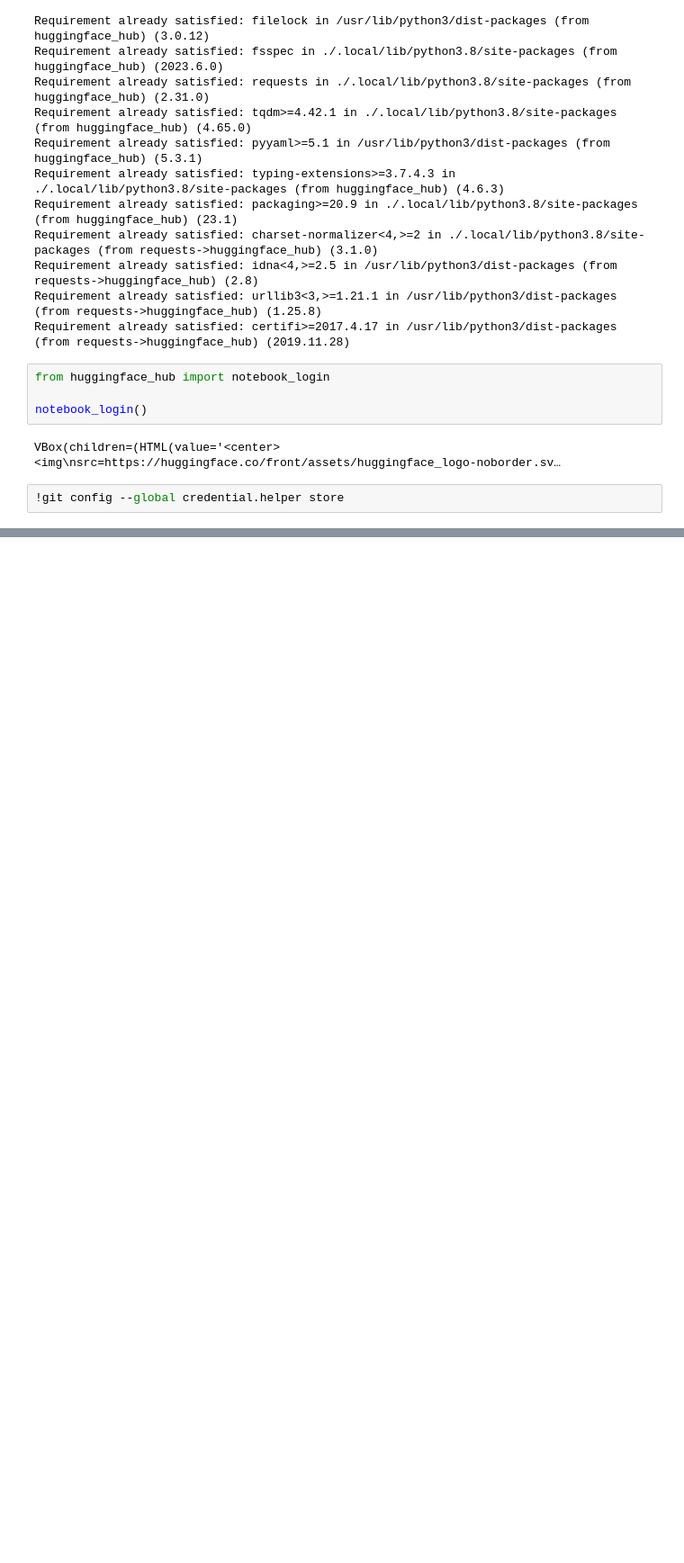
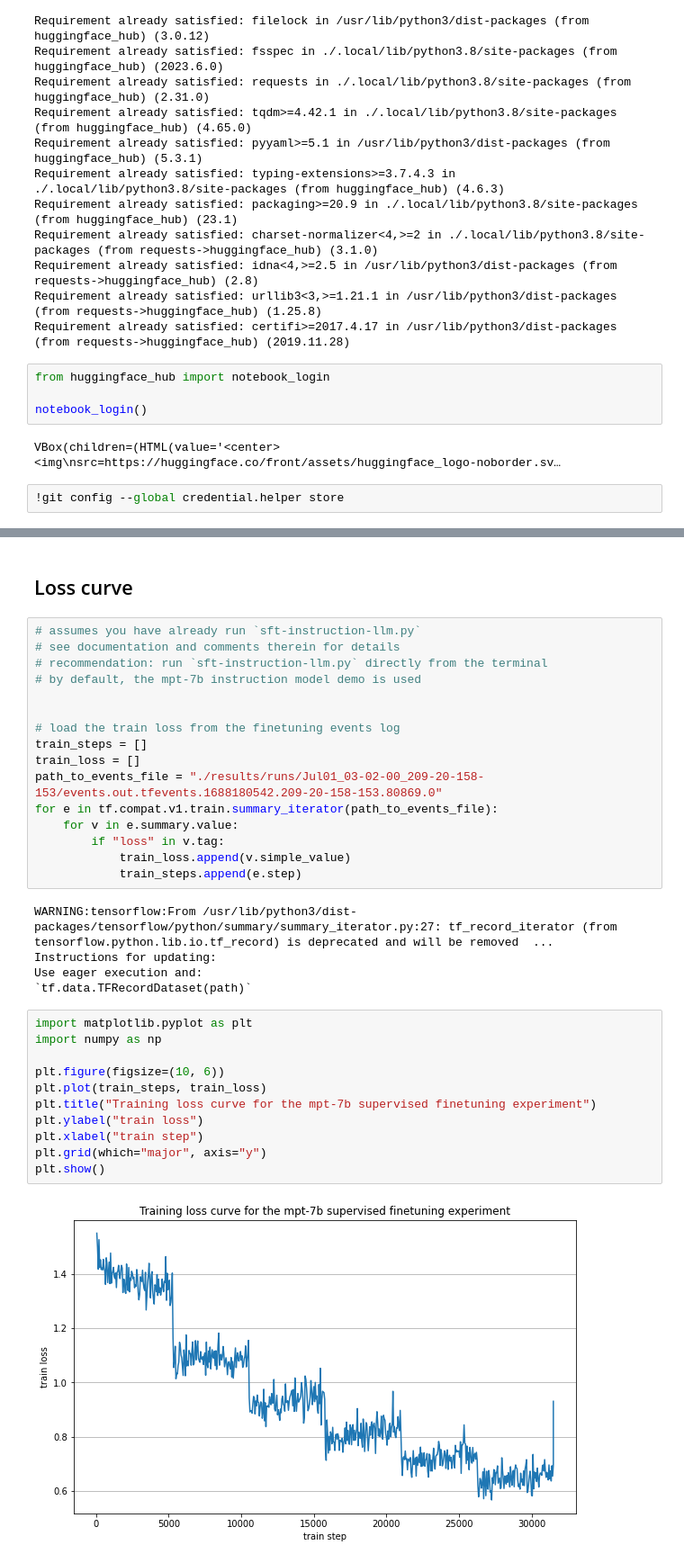
Before and after one commit to daniel-furman/sft-demos, a Jupyter notebook: sft/mpt-7b/postprocessing-instruction-mpt-7b.ipynb, the cells around one changed output, grey strips where cells are left out. Shown: that part at 90% size. Drawn from its saved outputs; the diff is of its cells as text; blank space fills up the shorter version.

```diff
--- a/sft/mpt-7b/postprocessing-instruction-mpt-7b.ipynb
+++ b/sft/mpt-7b/postprocessing-instruction-mpt-7b.ipynb
@@ -310,0 +350,36 @@ CommitInfo(commit_url='https://huggingface.co/dfurman/mpt-7b-instruct-reproducti
+# %% [markdown]
+## Loss curve
+# %%
+# assumes you have already run `sft-instruction-llm.py`
+# see documentation and comments therein for details
+# recommendation: run `sft-instruction-llm.py` directly from the terminal
+# by default, the mpt-7b instruction model demo is used
+
+
+# load the train loss from the finetuning events log
+train_steps = []
+train_loss = []
+path_to_events_file = "./results/runs/Jul01_03-02-00_209-20-158-153/events.out.tfevents.1688180542.209-20-158-153.80869.0"
+for e in tf.compat.v1.train.summary_iterator(path_to_events_file):
+    for v in e.summary.value:
+        if "loss" in v.tag:
+            train_loss.append(v.simple_value)
+            train_steps.append(e.step)
+# %% [output]
+WARNING:tensorflow:From /usr/lib/python3/dist-packages/tensorflow/python/summary/summary_iterator.py:27: tf_record_iterator (from tensorflow.python.lib.io.tf_record) is deprecated and will be removed  ...
+Instructions for updating:
+Use eager execution and:
+`tf.data.TFRecordDataset(path)`
+# %%
+import matplotlib.pyplot as plt
+import numpy as np
+
+plt.figure(figsize=(10, 6))
+plt.plot(train_steps, train_loss)
+plt.title("Training loss curve for the mpt-7b supervised finetuning experiment")
+plt.ylabel("train loss")
+plt.xlabel("train step")
+plt.grid(which="major", axis="y")
+plt.show()
+# %% [output]
+[figure, added]
```
Also changed, not shown: parts of 28 cells of this notebook, 3 other files.
